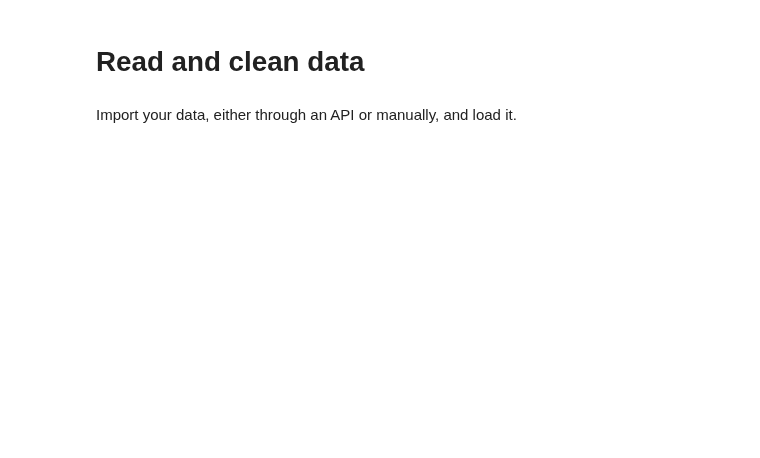
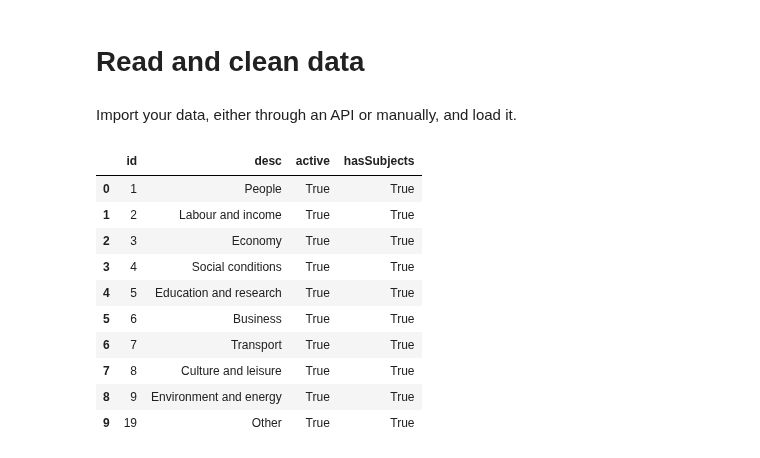
Before and after one commit to NumEconCopenhagen/projects-2023-cbjk, a Jupyter notebook: dataproject/dataproject.ipynb, the cells around one changed output. Cells and saved outputs as stored; diff of their text form; code cells hidden in the pictures; blank space fills up the shorter version.

```diff
--- a/dataproject/dataproject.ipynb
+++ b/dataproject/dataproject.ipynb
@@ -24,3 +32,17 @@ import dataproject
 # Read and clean data
 # %% [markdown]
 Import your data, either through an API or manually, and load it.
+# %%
+dst.get_subjects()
+# %% [output]
+|  | id | desc | active | hasSubjects |
+| 0 | 1 | People | True | True |
+| 1 | 2 | Labour and income | True | True |
+| 2 | 3 | Economy | True | True |
+| 3 | 4 | Social conditions | True | True |
+| 4 | 5 | Education and research | True | True |
+| 5 | 6 | Business | True | True |
+| 6 | 7 | Transport | True | True |
+| 7 | 8 | Culture and leisure | True | True |
+| 8 | 9 | Environment and energy | True | True |
+| 9 | 19 | Other | True | True |
```
Also changed, not shown: parts of 25 cells of this notebook.
